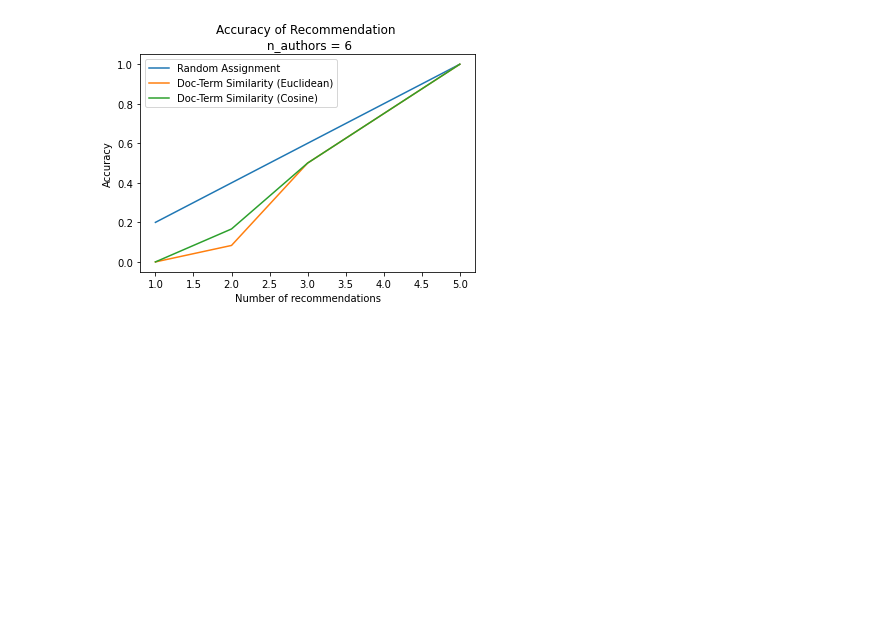
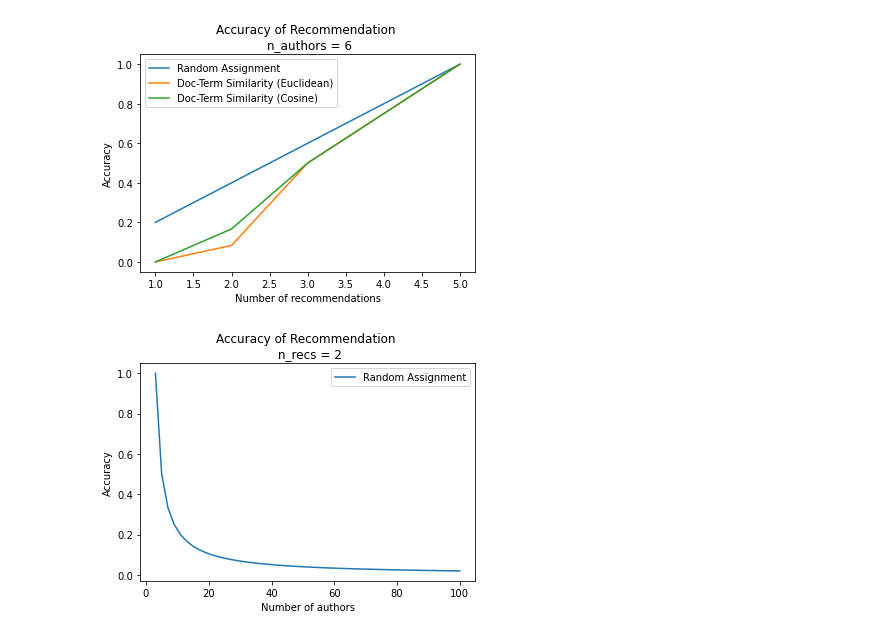
Before and after one commit to rooteco/tweetscape-experiments, a Jupyter notebook: python/notebooks/semantics/semantics.ipynb, the cells around one changed output. Cells and saved outputs as stored; diff of their text form; code cells hidden in the pictures; blank space fills up the shorter version.

Commit message:
add final plot

```diff
--- a/python/notebooks/semantics/semantics.ipynb
+++ b/python/notebooks/semantics/semantics.ipynb
@@ -303,3 +303,18 @@ plt.legend()
 plt.show()
 # %% [output]
 [figure]
+# %%
+# See how accuracy scales with n_authors
+n_authors = np.linspace(3, 100)
+n_recs = 2
+
+random_accs = [random_acc(n, n_recs) for n in n_authors]
+
+plt.plot(n_authors, random_accs, label = 'Random Assignment')
+plt.xlabel('Number of authors')
+plt.ylabel('Accuracy')
+plt.title(f"Accuracy of Recommendation \n n_recs = {n_recs}")
+plt.legend()
+plt.show()
+# %% [output]
+[figure, added]
```
